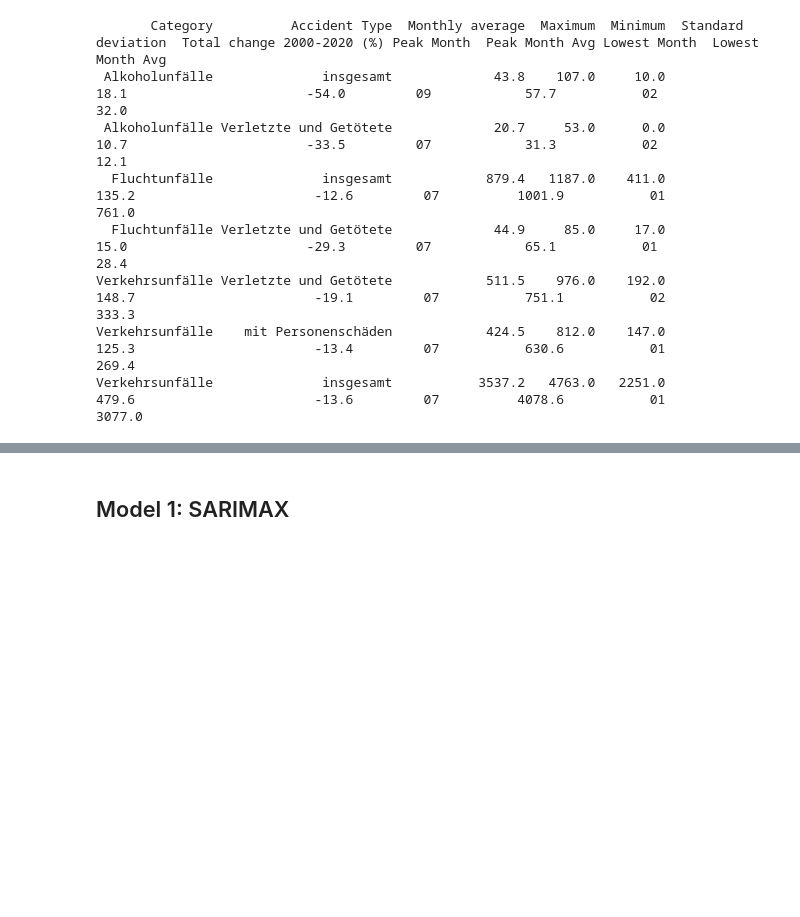
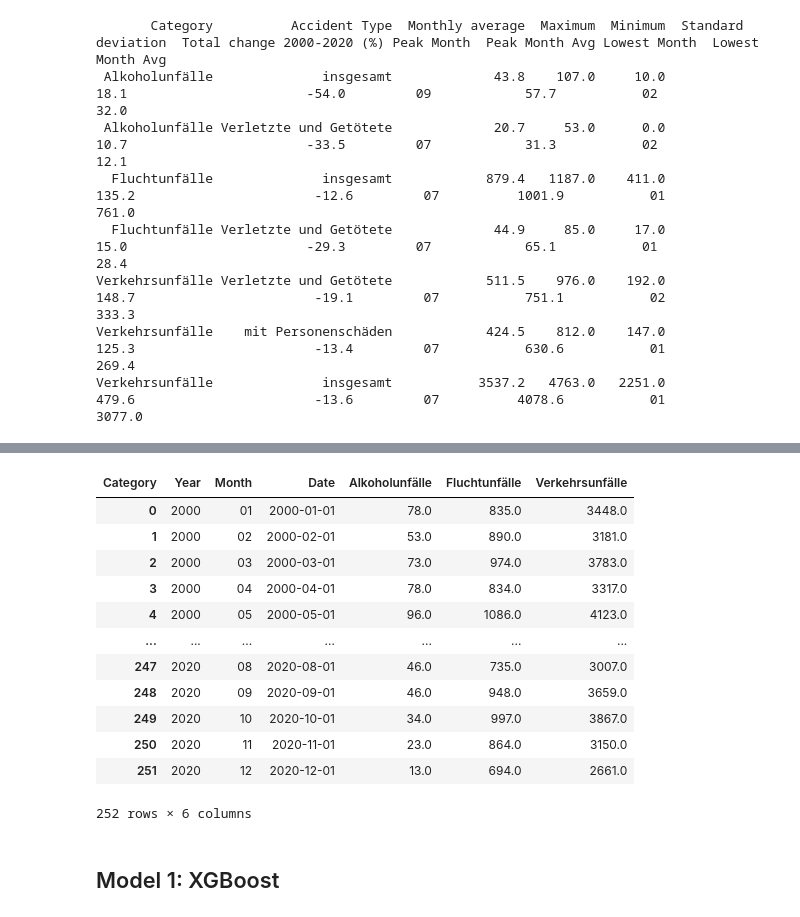
Before and after one commit to JellyJoyce/DPSChalleng, a Jupyter notebook: Option2_new.ipynb, the cells around one changed output, grey strips where cells are left out. Saved outputs shown, nothing was run; the diff lists cells and outputs as text; code cells hidden in the pictures; blank space fills up the shorter version.

```diff
--- a/Option2_new.ipynb
+++ b/Option2_new.ipynb
@@ -152,2 +165,32 @@ The statistics and the figure shows the data have strong sesonal rule.
+# %%
+df['Date'] = pd.to_datetime(df['Date'])
+df_alcohol = df[(df['Category'] == 'Alkoholunfälle') &
+                (df['AccidentType'] == 'insgesamt')]
+df_alcohol
+
+df_overall = df[(df['AccidentType'] == 'insgesamt')]
+
+df_overall = df_overall.pivot_table(
+    index=["Year", "Month", "Date"],
+    columns="Category",
+    values="Value",
+    aggfunc="sum"
+).reset_index()
+
+df_overall
+# %% [output]
+| Category | Year | Month | Date | Alkoholunfälle | Fluchtunfälle | Verkehrsunfälle |
+| 0 | 2000 | 01 | 2000-01-01 | 78.0 | 835.0 | 3448.0 |
+| 1 | 2000 | 02 | 2000-02-01 | 53.0 | 890.0 | 3181.0 |
+| 2 | 2000 | 03 | 2000-03-01 | 73.0 | 974.0 | 3783.0 |
+| 3 | 2000 | 04 | 2000-04-01 | 78.0 | 834.0 | 3317.0 |
+| 4 | 2000 | 05 | 2000-05-01 | 96.0 | 1086.0 | 4123.0 |
+| ... | ... | ... | ... | ... | ... | ... |
+| 247 | 2020 | 08 | 2020-08-01 | 46.0 | 735.0 | 3007.0 |
+| 248 | 2020 | 09 | 2020-09-01 | 46.0 | 948.0 | 3659.0 |
+| 249 | 2020 | 10 | 2020-10-01 | 34.0 | 997.0 | 3867.0 |
+| 250 | 2020 | 11 | 2020-11-01 | 23.0 | 864.0 | 3150.0 |
+| 251 | 2020 | 12 | 2020-12-01 | 13.0 | 694.0 | 2661.0 |
+252 rows × 6 columns
 # %% [markdown]
-## Model 1: SARIMAX
+## Model 1: XGBoost
```
Also changed, not shown: parts of 22 cells of this notebook, 8 other files.
